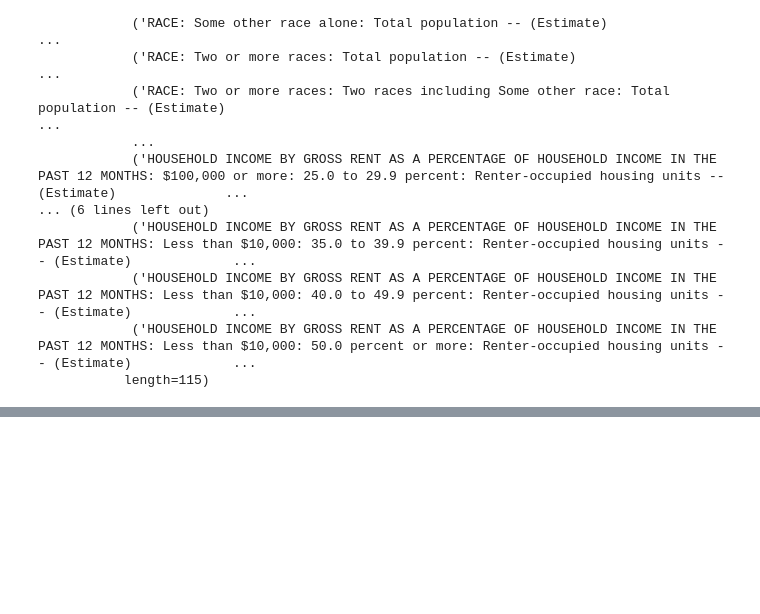
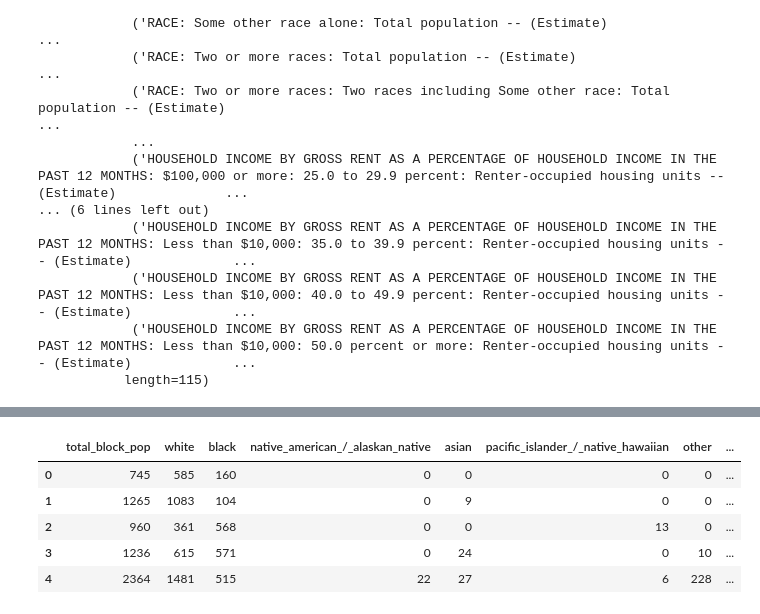
Before and after one commit to AmandaPartlow/TN_Public_School_Disparities, a Jupyter notebook: notebooks/creating_demog_dataframe.ipynb, the cells around one changed output, grey strips where cells are left out. Drawn from its saved outputs; the diff is of its cells as text; code cells hidden in the pictures; blank space fills up the shorter version.

```diff
--- a/notebooks/creating_demog_dataframe.ipynb
+++ b/notebooks/creating_demog_dataframe.ipynb
@@ -179,3 +229,21 @@ demog_race.head()
+# %%
+#adding percentages. important to note that 'non-white' might not equal up to the other minorities because we're tacking on
+#all of the times people identify as both hispanic and white. because hispanic comes before white. because the census does
+#a shit job of classifying the 'race' of a hispanic person.
+
+demog_race['%white'] = demog_race['white'] / demog_race['total_block_pop']
+demog_race['%black'] = demog_race['black'] / demog_race['total_block_pop']
+demog_race['%hisp'] = demog_race['hispanic'] / demog_race['total_block_pop']
+demog_race['%non-white'] = (demog_race['total_block_pop'] - demog_race['white'] + demog_race['hispanic - white']) / demog_race['total_block_pop']
+
+demog_race.head()
+# %% [output]
+|  | total_block_pop | white | black | native_american_/_alaskan_native | asian | pacific_islander_/_native_hawaiian | other | ... |
+| 0 | 745 | 585 | 160 | 0 | 0 | 0 | 0 | ... |
+| 1 | 1265 | 1083 | 104 | 0 | 9 | 0 | 0 | ... |
+| 2 | 960 | 361 | 568 | 0 | 0 | 13 | 0 | ... |
+| 3 | 1236 | 615 | 571 | 0 | 24 | 0 | 10 | ... |
+| 4 | 2364 | 1481 | 515 | 22 | 27 | 6 | 228 | ... |
 # %%
 demog_income = demog2[['HOUSEHOLD INCOME IN THE PAST 12 MONTHS (IN 2016 INFLATION-ADJUSTED DOLLARS): $200,000 or more: Households -- (Estimate)',
                        'HOUSEHOLD INCOME IN THE PAST 12 MONTHS (IN 2016 INFLATION-ADJUSTED DOLLARS): Less than $10,000: Households -- (Estimate)',
```
Also changed, not shown: parts of 7 cells of this notebook.
